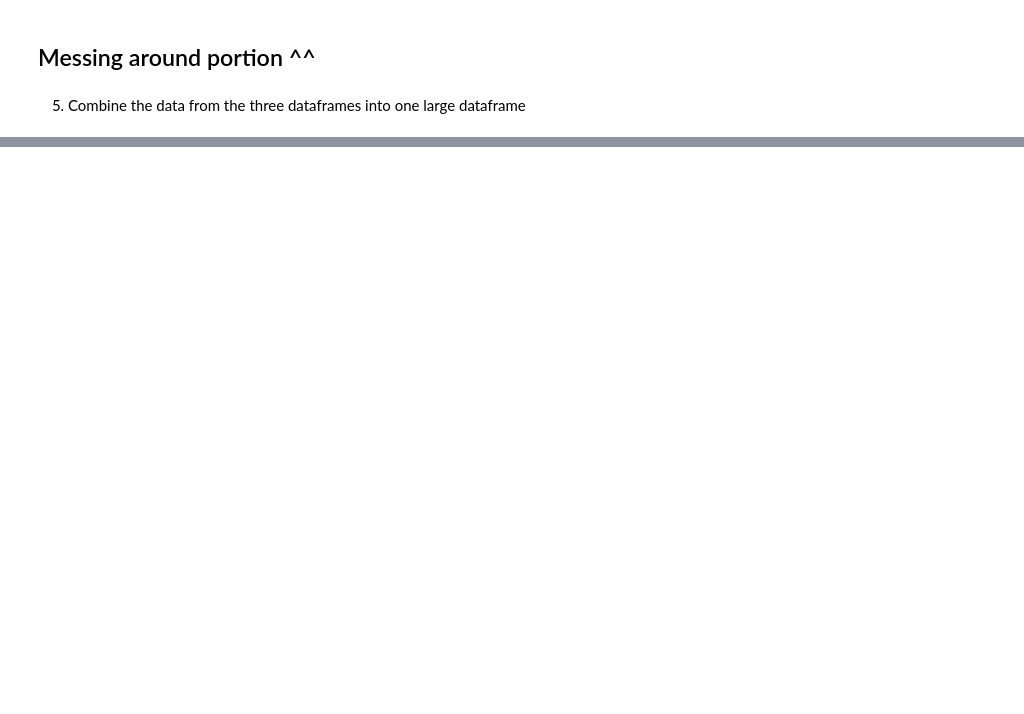
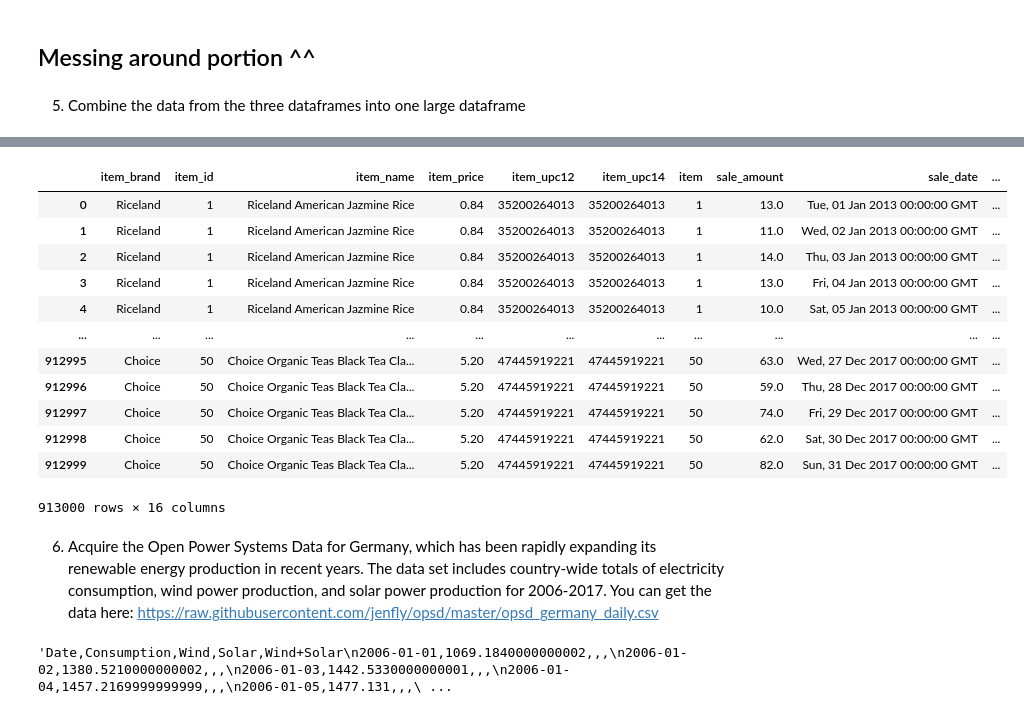
Before and after one commit to watermanbrandyn/time-series-exercises, a Jupyter notebook: api_acquire.ipynb, the cells around one changed output, grey strips where cells are left out. Saved outputs shown, nothing was run; the diff lists cells and outputs as text; code cells hidden in the pictures; blank space fills up the shorter version.

Commit message:
acquire exercises

```diff
--- a/api_acquire.ipynb
+++ b/api_acquire.ipynb
@@ -68,7 +68,7 @@ data = response.json()
 items.extend(data['payload']['items'])
 # %%
 print('next endpoint', data['payload']['next_page'])
-url = domain + data['payload']['next_time']
+url = domain + data['payload']['next_page']
 print('next url:', url)
 # %% [output]
 next endpoint None
@@ -215,0 +226,25 @@ data
+# %%
+def merge_dfs(items, stores, sales):
+    df = pd.merge(items, sales, how='inner', left_on='item_id', right_on='item')
+    df = pd.merge(df, stores, how='inner', left_on='store', right_on='store_id')
+    return df
+# %%
+df = merge_dfs(items, stores, sales)
+# %%
+df
+# %% [output]
+|  | item_brand | item_id | item_name | item_price | item_upc12 | item_upc14 | item | sale_amount | sale_date | ... |
+| 0 | Riceland | 1 | Riceland American Jazmine Rice | 0.84 | 35200264013 | 35200264013 | 1 | 13.0 | Tue, 01 Jan 2013 00:00:00 GMT | ... |
+| 1 | Riceland | 1 | Riceland American Jazmine Rice | 0.84 | 35200264013 | 35200264013 | 1 | 11.0 | Wed, 02 Jan 2013 00:00:00 GMT | ... |
+| 2 | Riceland | 1 | Riceland American Jazmine Rice | 0.84 | 35200264013 | 35200264013 | 1 | 14.0 | Thu, 03 Jan 2013 00:00:00 GMT | ... |
+| 3 | Riceland | 1 | Riceland American Jazmine Rice | 0.84 | 35200264013 | 35200264013 | 1 | 13.0 | Fri, 04 Jan 2013 00:00:00 GMT | ... |
+| 4 | Riceland | 1 | Riceland American Jazmine Rice | 0.84 | 35200264013 | 35200264013 | 1 | 10.0 | Sat, 05 Jan 2013 00:00:00 GMT | ... |
+| ... | ... | ... | ... | ... | ... | ... | ... | ... | ... | ... |
+| 912995 | Choice | 50 | Choice Organic Teas Black Tea Cla... | 5.20 | 47445919221 | 47445919221 | 50 | 63.0 | Wed, 27 Dec 2017 00:00:00 GMT | ... |
+| 912996 | Choice | 50 | Choice Organic Teas Black Tea Cla... | 5.20 | 47445919221 | 47445919221 | 50 | 59.0 | Thu, 28 Dec 2017 00:00:00 GMT | ... |
+| 912997 | Choice | 50 | Choice Organic Teas Black Tea Cla... | 5.20 | 47445919221 | 47445919221 | 50 | 74.0 | Fri, 29 Dec 2017 00:00:00 GMT | ... |
+| 912998 | Choice | 50 | Choice Organic Teas Black Tea Cla... | 5.20 | 47445919221 | 47445919221 | 50 | 62.0 | Sat, 30 Dec 2017 00:00:00 GMT | ... |
+| 912999 | Choice | 50 | Choice Organic Teas Black Tea Cla... | 5.20 | 47445919221 | 47445919221 | 50 | 82.0 | Sun, 31 Dec 2017 00:00:00 GMT | ... |
+913000 rows × 16 columns
+# %% [markdown]
+6. Acquire the Open Power Systems Data for Germany, which has been rapidly expanding its renewable energy production in recent years. The data set includes country-wide totals of electricity consumption, wind power production, and solar power production for 2006-2017. You can get the data here: https://raw.githubusercontent.com/jenfly/opsd/master/opsd_germany_daily.csv
@@ -215,0 +254,4 @@ data
+# %%
+response.text
+# %% [output]
+'Date,Consumption,Wind,Solar,Wind+Solar\n2006-01-01,1069.1840000000002,,,\n2006-01-02,1380.5210000000002,,,\n2006-01-03,1442.5330000000001,,,\n2006-01-04,1457.2169999999999,,,\n2006-01-05,1477.131,,,\ ...
```
Also changed, not shown: parts of 13 cells of this notebook.
